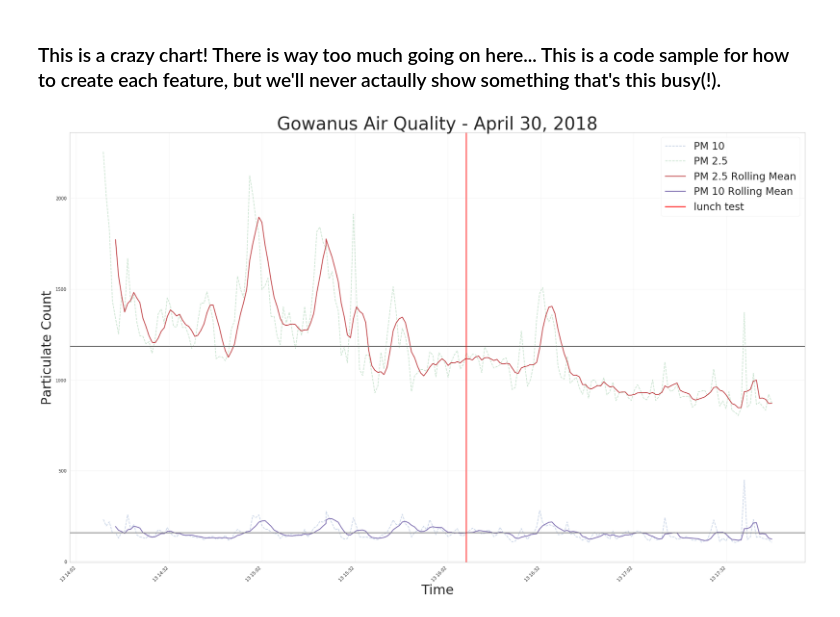
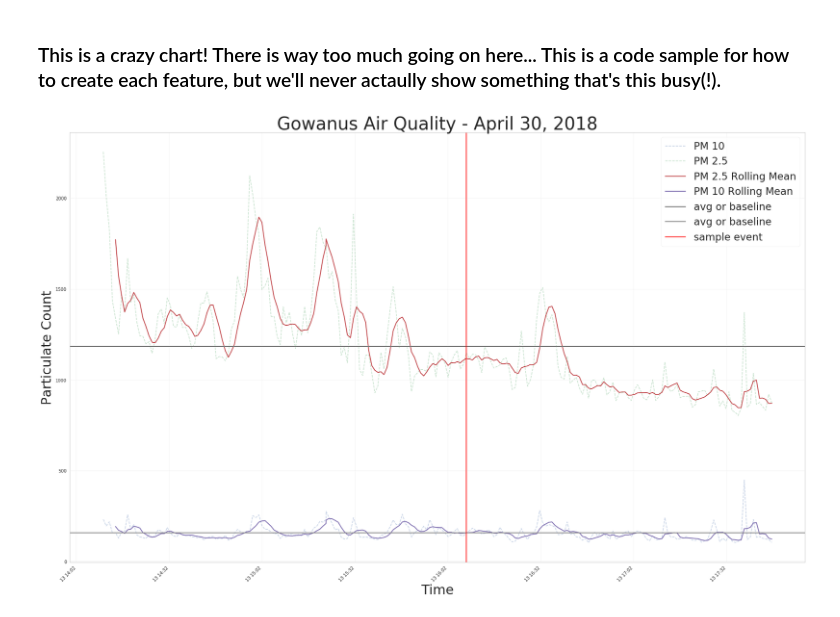
Before and after one commit to cmoscardi/gowanus, a Jupyter notebook: march30_draft.ipynb, the cells around one changed output. Drawn from its saved outputs; the diff is of its cells as text; code cells hidden in the pictures.

Commit message:
updating plot templates

```diff
--- a/march30_draft.ipynb
+++ b/march30_draft.ipynb
@@ -104,34 +104,34 @@ Timestamp('2018-04-13 17:07:08')
 # %%
 fig = plt.figure(figsize=(30,18))
 ax = fig.add_subplot(111)
 
 # plotting with both dataframes
 ax.plot(final_air_df.time, final_air_df.PM10, '--', label='PM 10', alpha=.3)
 ax.plot(final_air_df.time, final_air_df.PM25, '--', label='PM 2.5', alpha=.3)
 
 # define rolling means for plotting
 air10_rmean = pd.rolling_mean(final_air_df.PM10, 5, center=False)
 air25_rmean = pd.rolling_mean(final_air_df.PM25, 5, center=False)
 
 # plotting with rolling means, window = 8
 ax.plot(final_air_df.time, air25_rmean, linewidth=2, label="PM 2.5 Rolling Mean")
 ax.plot(final_air_df.time, air10_rmean, linewidth=2, label="PM 10 Rolling Mean")
 
-# add horintal lines for baselines/averages/
-plt.axhline(final_air_df.PM10.mean(), color='gray', linewidth=2)
-plt.axhline(final_air_df.PM25.mean(), color='gray', linewidth=2)
+# add horintal lines for baselines/averages/whatever
+plt.axhline(final_air_df.PM10.mean(), color='gray', linewidth=2, label = 'avg or baseline')
+plt.axhline(final_air_df.PM25.mean(), color='gray', linewidth=2, label = 'avg or baseline')
 
 #add verical lines for events
-plt.axvline(final_air_df.ix[120,3], color='red', label= 'lunch test')
+plt.axvline(final_air_df.ix[120,3], color='red', label= 'sample event')
 
 plt.title('Gowanus Air Quality - April 30, 2018', fontsize=40)
 plt.ylabel('Particulate Count', fontsize=30)
 plt.xlabel('Time', fontsize=30)
 plt.legend(prop={'size': 23}, frameon=True)
 plt.setp(plt.gca().get_xticklabels(), rotation=45, horizontalalignment='right')
 plt.grid(linewidth=.2)
 # %% [output]
-[figure, old version]
+[figure, new version]
 # %%
 # join with noise and plot
 # normalize
```
Also changed, not shown: parts of 3 cells of this notebook.
